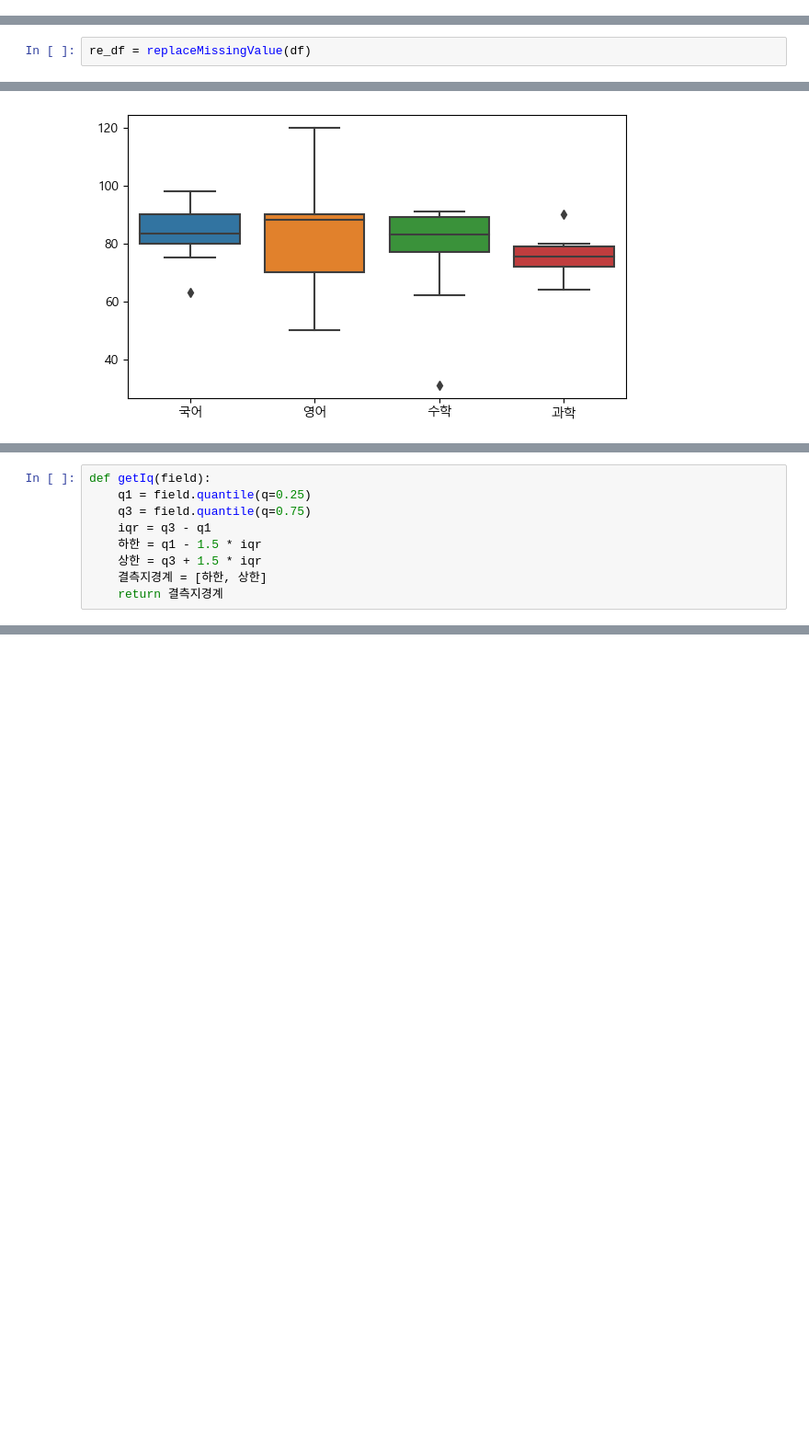
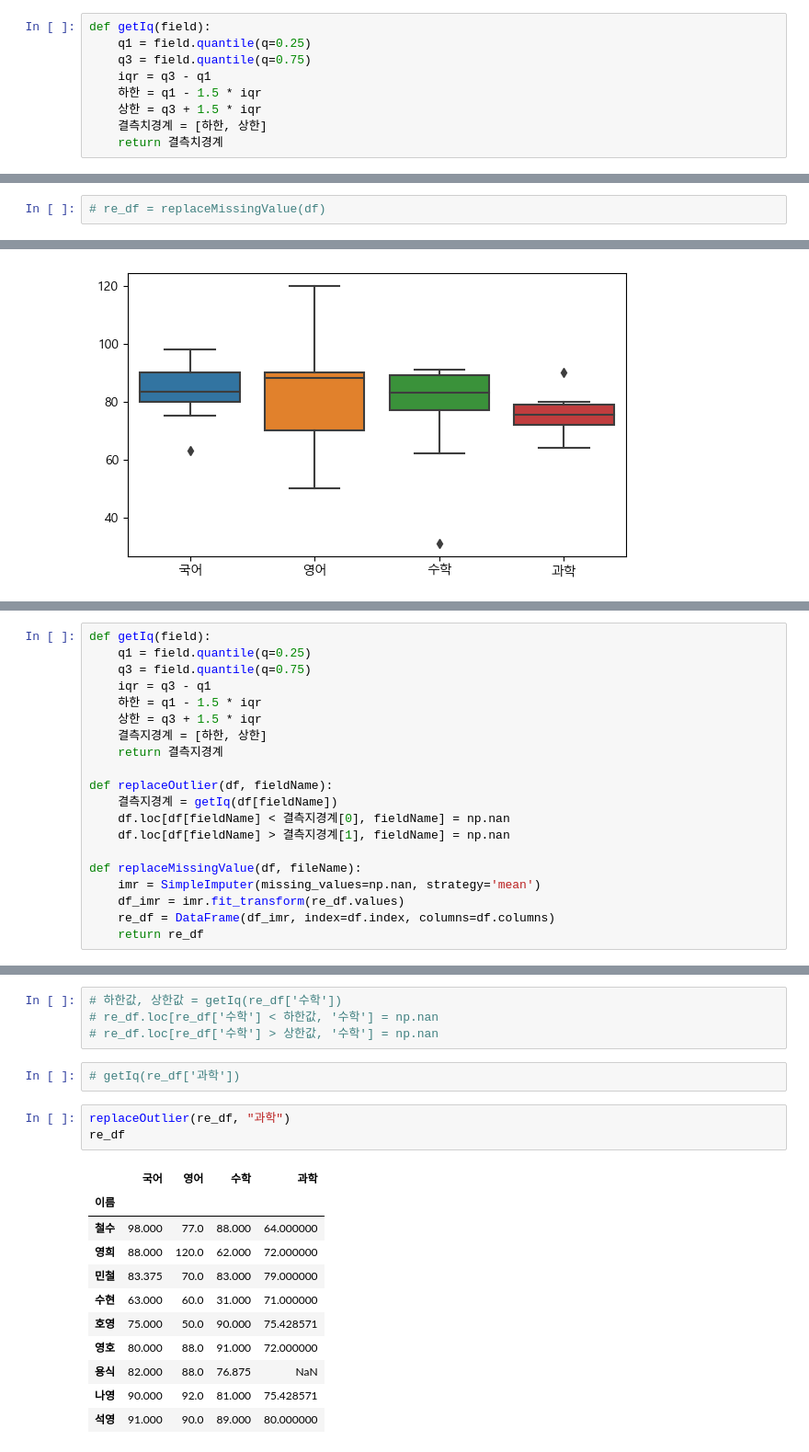
Before and after one commit to jihun5/jupyter_home, a Jupyter notebook: 데이터 정제/이상치_정제.ipynb, the cells around one changed output, grey strips where cells are left out. Shown: that part at 92% size. Cells and saved outputs as stored; diff of their text form; blank space fills up the shorter version.

```diff
--- a/데이터 정제/이상치_정제.ipynb
+++ b/데이터 정제/이상치_정제.ipynb
@@ -27,3 +29,12 @@ ModuleNotFoundError: No module named 'grp'
+# %%
+def getIq(field):
+    q1 = field.quantile(q=0.25)
+    q3 = field.quantile(q=0.75)
+    iqr = q3 - q1
+    하한 = q1 - 1.5 * iqr
+    상한 = q3 + 1.5 * iqr
+    결측치경계 = [하한, 상한]
+    return 결측치경계
 # %% [markdown]
 데이터 가져오기
 # %%
@@ -70,4 +81,4 @@ plt.rcParams["font.size"] = 10
 plt.rcParams["figure.figsize"] = (7, 4)
 plt.rcParams["axes.unicode_minus"] = False
 # %%
-re_df = replaceMissingValue(df)
+# re_df = replaceMissingValue(df)
@@ -96,4 +107,15 @@ def getIq(field):
     상한 = q3 + 1.5 * iqr
     결측지경계 = [하한, 상한]
     return 결측지경계
+
+def replaceOutlier(df, fieldName):
+    결측지경계 = getIq(df[fieldName])
+    df.loc[df[fieldName] < 결측지경계[0], fieldName] = np.nan
+    df.loc[df[fieldName] > 결측지경계[1], fieldName] = np.nan
+
+def replaceMissingValue(df, fileName):
+    imr = SimpleImputer(missing_values=np.nan, strategy='mean')
+    df_imr = imr.fit_transform(re_df.values)
+    re_df = DataFrame(df_imr, index=df.index, columns=df.columns)
+    return re_df
 # %%
@@ -102,0 +132,21 @@ getIq(re_df['국어'])
+# %%
+# 하한값, 상한값 = getIq(re_df['수학'])
+# re_df.loc[re_df['수학'] < 하한값, '수학'] = np.nan
+# re_df.loc[re_df['수학'] > 상한값, '수학'] = np.nan
+# %%
+# getIq(re_df['과학'])
+# %%
+replaceOutlier(re_df, "과학")
+re_df
+# %% [output]
+|  | 국어 | 영어 | 수학 | 과학 |
+| 이름 |  |  |  |  |
+| 철수 | 98.000 | 77.0 | 88.000 | 64.000000 |
+| 영희 | 88.000 | 120.0 | 62.000 | 72.000000 |
+| 민철 | 83.375 | 70.0 | 83.000 | 79.000000 |
+| 수현 | 63.000 | 60.0 | 31.000 | 71.000000 |
+| 호영 | 75.000 | 50.0 | 90.000 | 75.428571 |
+| 영호 | 80.000 | 88.0 | 91.000 | 72.000000 |
+| 용식 | 82.000 | 88.0 | 76.875 | NaN |
+| 나영 | 90.000 | 92.0 | 81.000 | 75.428571 |
+| 석영 | 91.000 | 90.0 | 89.000 | 80.000000 |
```
Also changed, not shown: parts of 18 cells of this notebook, 3 other files.
